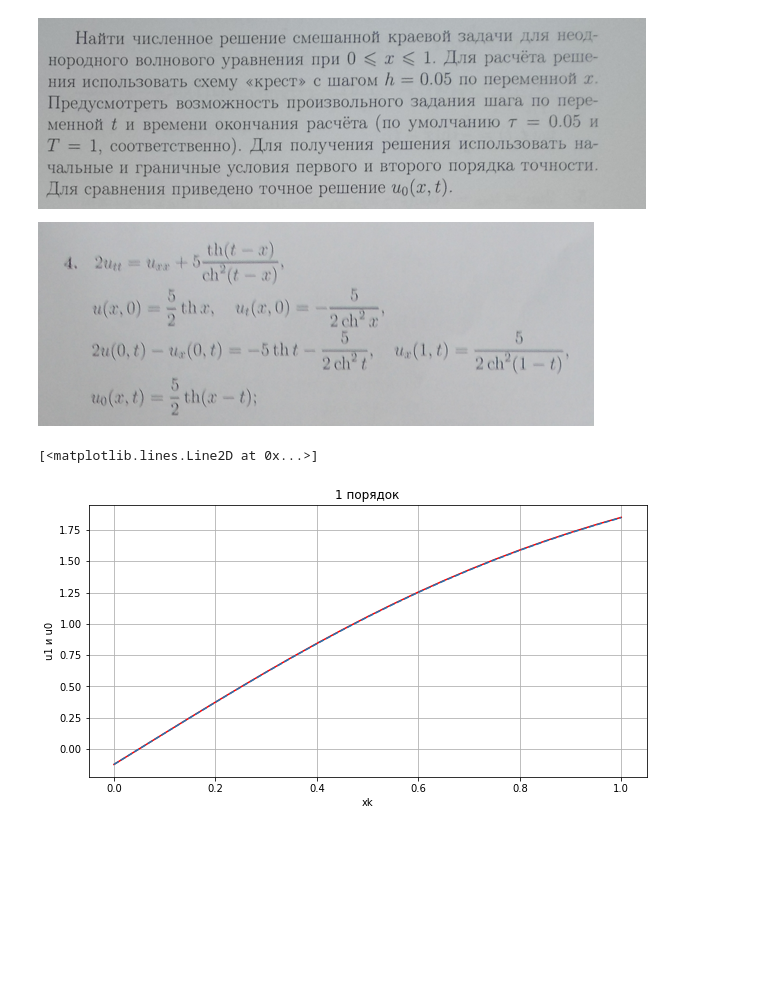
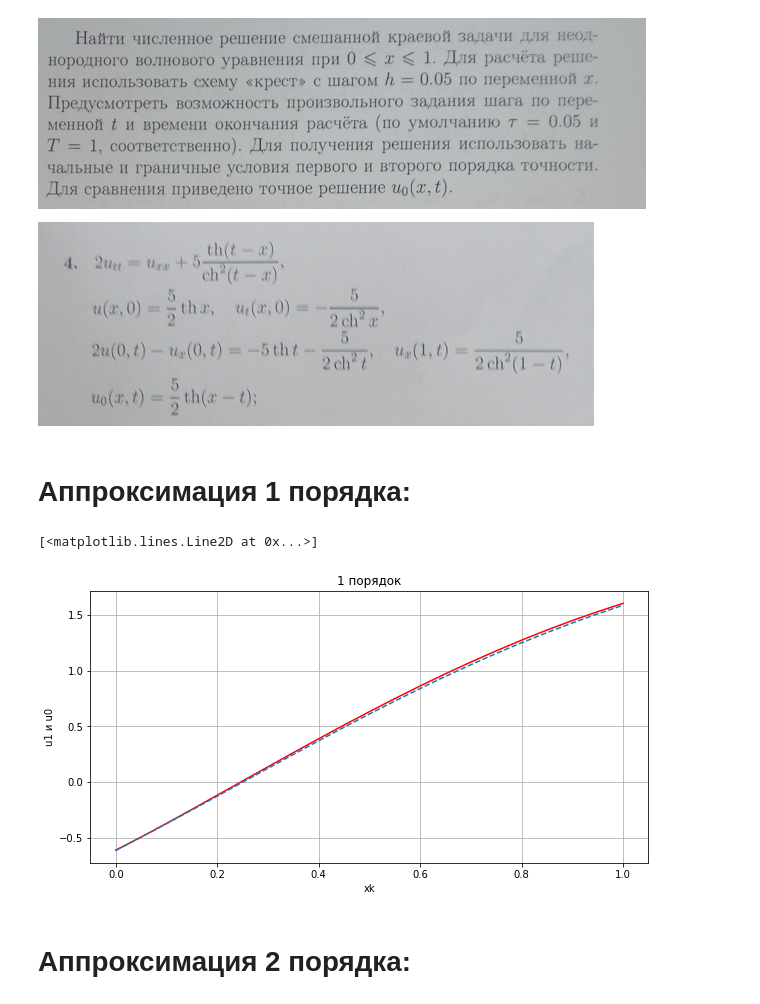
Before and after one commit to mainarel/Numerical_Methods_6, a Jupyter notebook: 1_Wave_equation.ipynb, the cells around one changed output. Drawn from its saved outputs; the diff is of its cells as text; code cells hidden in the pictures; blank space fills up the shorter version.

```diff
--- a/1_Wave_equation.ipynb
+++ b/1_Wave_equation.ipynb
@@ -48,13 +48,12 @@ def gamma1(t):
 def gamma2(t):
   return (5/2) / (np.cosh(1-t))**2
 
-
 xmin =  0
 xmax = 1
 h = 0.05
 
 tmin = 0
-tmax = 1
+tmax = 2
 tau = 0.05
 
 xk = np.arange(xmin, xmax + h, h)
@@ -62,35 +61,38 @@ tn = np.arange(tmin, tmax + tau, tau)
 u1 = np.zeros((len(tn),len(xk)))
 
 K = kurant(koef_a(T_0,ro), tau = 0.05, h = 0.05)
-
-#аппроксимация начальных условий
-for k in range (0, len(xk)):
-  u1[0][k] = phi1(xk[k])
-  u1[1][k] = u1[0][k] + tau * phi2(xk[k])
-
-
-#аппроксимация граничных условий
-for n in range (1, len(tn) - 1):
-  u1[n+1][0] = ( u1[n+1][1] - h * gamma1(tn[n+1]) / b0 ) / (1 - h*a0/b0)
-  u1[n+1][len(xk)-1] = ( u1[n+1][len(xk) - 1 - 1] + h * gamma2(tn[n+1]) / b1 ) / (1 + h * a1 / b1)
-
-
-for n in range (1, len(tn) - 1):
-  for k in range (1, len(xk)-1):
-    u1[n+1][k] = K * (u1[n][k+1] - 2 * u1[n][k] + u1[n][k-1]) + 2 * u1[n][k] - u1[n-1][k] + f(xk[k], tn[n]) * (tau**2)
-
-
-yreal = [u0(x, tn[1]) for x in xk ]
-ypol = [u1[1][k] for k in range (0,len(xk))]
-
-
-plt.figure(figsize=(10,5))
-plt.title("1 порядок")
-plt.xlabel("xk")
-plt.ylabel("u1 и u0")
-plt.grid()
-plt.plot(xk, ypol, color='red')
-plt.plot(xk, yreal , linestyle="--")
-# %% [output]
-[<matplotlib.lines.Line2D at 0x...>]
-[figure, removed]
+# %% [markdown]
+# Аппроксимация 1 порядка:
+# %%
+#аппроксимация начальных условий
+for k in range (0, len(xk)):
+  u1[0][k] = phi1(xk[k])
+  u1[1][k] = u1[0][k] + tau * phi2(xk[k])
+
+#аппроксимация граничных условий
+for n in range (1, len(tn) - 1):
+  u1[n+1][0] = ( u1[n+1][1] - h * gamma1(tn[n+1]) / b0 ) / (1 - h*a0/b0)
+  u1[n+1][len(xk)-1] = ( u1[n+1][len(xk) - 1 - 1] + h * gamma2(tn[n+1]) / b1 ) / (1 + h * a1 / b1)
+
+
+for n in range (1, len(tn) - 1):
+  for k in range (1, len(xk)-1):
+    u1[n+1][k] = K * (u1[n][k+1] - 2 * u1[n][k] + u1[n][k-1]) + 2 * u1[n][k] - u1[n-1][k] + f(xk[k], tn[n]) * (tau**2)
+
+
+yreal = [u0(x, tn[5]) for x in xk ]
+ypol = [u1[5][k] for k in range (0,len(xk))]
+
+
+plt.figure(figsize=(10,5))
+plt.title("1 порядок")
+plt.xlabel("xk")
+plt.ylabel("u1 и u0")
+plt.grid()
+plt.plot(xk, ypol, color='red')
+plt.plot(xk, yreal , linestyle="--")
+# %% [output]
+[<matplotlib.lines.Line2D at 0x...>]
+[figure, added]
+# %% [markdown]
+# Аппроксимация 2 порядка:
```
Also changed, not shown: parts of 1 cell of this notebook.
